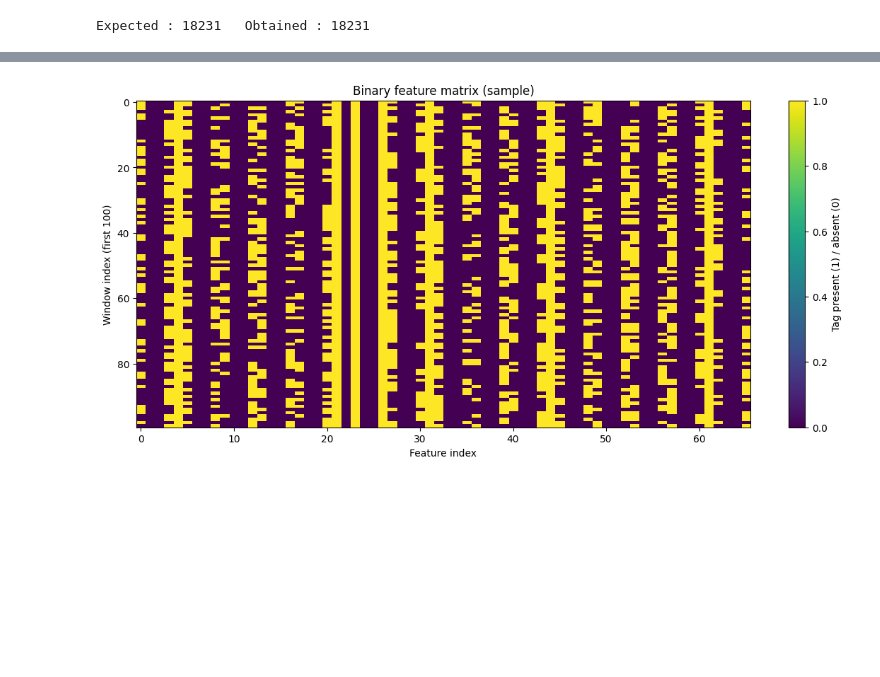
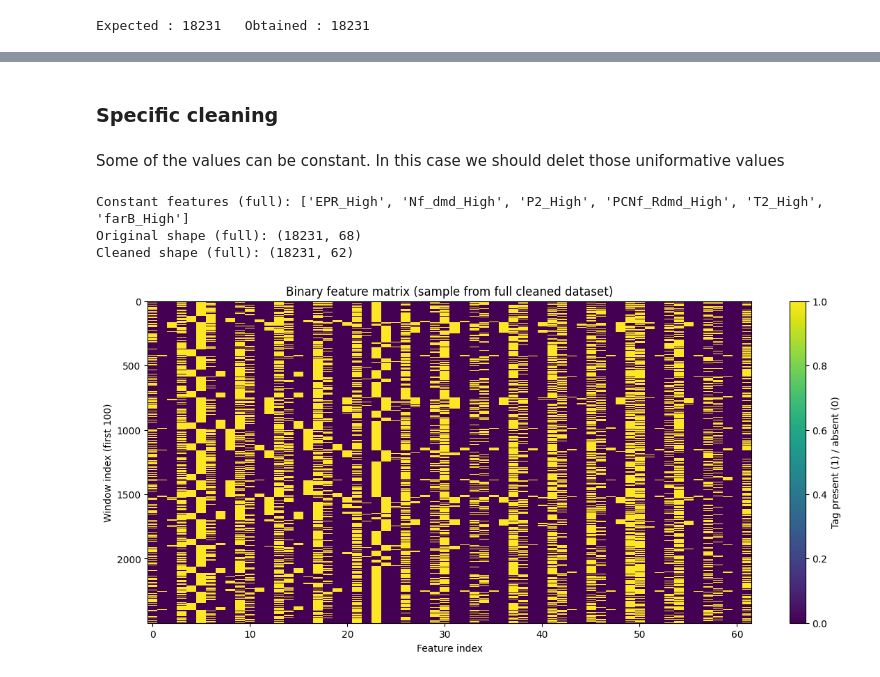
Before and after one commit to Samuel-Chapuis/Naive_Association_mining_on_Turbofan_Degradation, a Jupyter notebook: analysis.ipynb, the cells around one changed output, grey strips where cells are left out. Saved outputs shown, nothing was run; the diff lists cells and outputs as text; code cells hidden in the pictures; blank space fills up the shorter version.

Commit message:
feat(analysis): Model training and visualisation

```diff
--- a/analysis.ipynb
+++ b/analysis.ipynb
@@ -178,13 +186,29 @@ plt.show()
+# %% [markdown]
+### Specific cleaning
+# %% [markdown]
+Some of the values can be constant. In this case we should delet those uniformative values
+# %%
+data_full = transactions_df.drop(columns=['label','unit','window_start'])
+constant_features_full = data_full.columns[data_full.nunique() == 1]
+print("Constant features (full):", constant_features_full.tolist())
+data_full_cleaned = data_full.drop(columns=constant_features_full)
+
+print(f"Original shape (full): {data_full.shape}")
+print(f"Cleaned shape (full): {data_full_cleaned.shape}")
+# %% [output]
+Constant features (full): ['EPR_High', 'Nf_dmd_High', 'P2_High', 'PCNf_Rdmd_High', 'T2_High', 'farB_High']
+Original shape (full): (18231, 68)
+Cleaned shape (full): (18231, 62)
 # %%
-sample_size = 100     # on n’affiche que les 100 premières fenêtres
-data = transactions_df.drop(columns=['label','unit','window_start']).iloc[:sample_size]
+sample_size = 2500     # show 100 windows
+sampled_data = data_full_cleaned.iloc[:sample_size]
 
 plt.figure(figsize=(14, 6))
-plt.imshow(data.values, aspect='auto', interpolation='nearest')
+plt.imshow(sampled_data.values, aspect='auto', interpolation='nearest')
 plt.colorbar(label='Tag present (1) / absent (0)')
 plt.xlabel("Feature index")
 plt.ylabel("Window index (first 100)")
-plt.title("Binary feature matrix (sample)")
+plt.title("Binary feature matrix (sample from full cleaned dataset)")
 plt.show()
 # %% [output]
-[figure, old version]
+[figure, new version]
```
Also changed, not shown: parts of 16 cells of this notebook, 1 other file.
